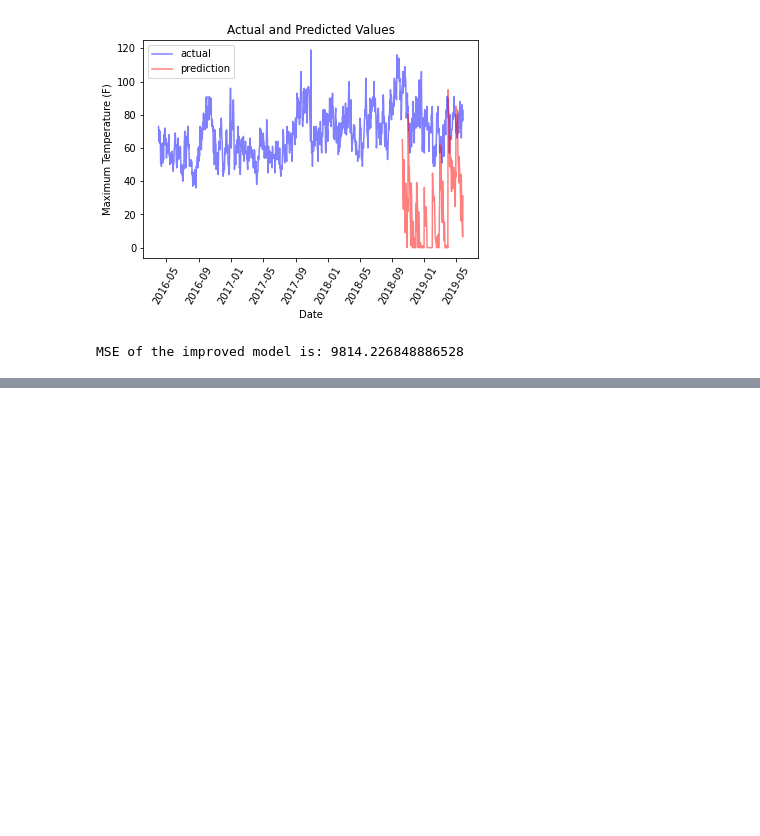
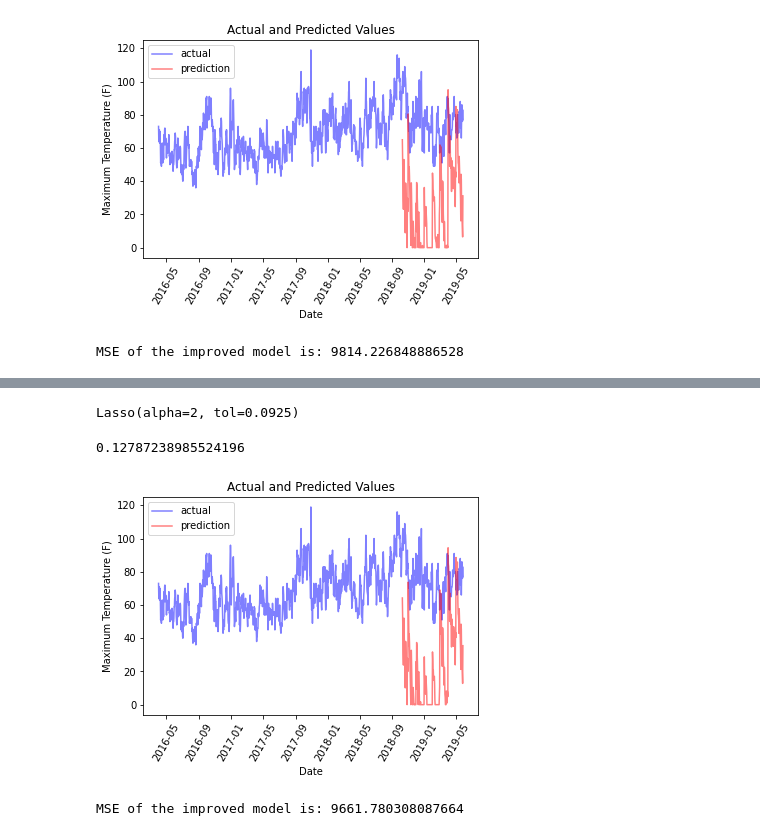
Before and after one commit to PandaKata/standby_duty_forecasting, a Jupyter notebook: notebooks/hyperparam_tuning.ipynb, the cells around one changed output, grey strips where cells are left out. Cells and saved outputs as stored; diff of their text form; code cells hidden in the pictures; blank space fills up the shorter version.

```diff
--- a/notebooks/hyperparam_tuning.ipynb
+++ b/notebooks/hyperparam_tuning.ipynb
@@ -641,0 +703,14 @@ MSE of the improved model is: 9814.226848886528
+# %%
+# Lasso
+# Develop Lasso(L1) Regression Model:
+# Estimate different values for lamda
+lamda = []
+cross_val_scores_lasso = []
+# Loop to compute the different scores
+for i in range(1, 9):
+    lassoModel = Lasso(alpha = i * 0.25, tol = 0.0925)
+    lassoModel.fit(x_train, y_train)
+    scores = cross_val_score(lassoModel, X, y, cv = 10)
+    avg_cross_val_score = np.mean(scores)
+    cross_val_scores_lasso.append(avg_cross_val_score)
+    lamda.append(i * 0.25)
@@ -641,0 +730,33 @@ MSE of the improved model is: 9814.226848886528
+# %%
+# the best value of lamda for the data is 2
+# Build the Lasso Regression model for the best lamda
+lassoModelChosen = Lasso(alpha = 2, tol = 0.0925)
+lassoModelChosen.fit(x_train, y_train)
+# %% [output]
+Lasso(alpha=2, tol=0.0925)
+# %%
+# Evaluate the Lasso Regression model
+print(lassoModelChosen.score(x_test, y_test))
+# %% [output]
+0.12787238985524196
+# %%
+pred = lassoModelChosen.predict(x_test)
+pred = pd.Series(pred)
+pred = pred.apply(lambda x: 0 if x < 0 else x)
+# %%
+predictions_data_lasso = pd.DataFrame(data = {'date': test_dates, 'prediction': pred})
+# %%
+# Plot the actual values,
+plt.plot(true_data['date'], true_data['actual'], 'b-', label = 'actual', alpha=0.5)
+# Plot the predicted values
+plt.plot(predictions_data_lasso['date'], predictions_data_lasso['prediction'], label = 'prediction', alpha=0.5, color='red')
+plt.xticks(rotation = '60');
+plt.legend()
+# Graph labels
+plt.xlabel('Date'); plt.ylabel('Maximum Temperature (F)'); plt.title('Actual and Predicted Values');
+# %% [output]
+[figure, added]
+# %%
+print('MSE of the improved model is:' , mean_squared_error(y_test, pred))
+# %% [output]
+MSE of the improved model is: 9661.780308087664
```
Also changed, not shown: parts of 13 cells of this notebook.
